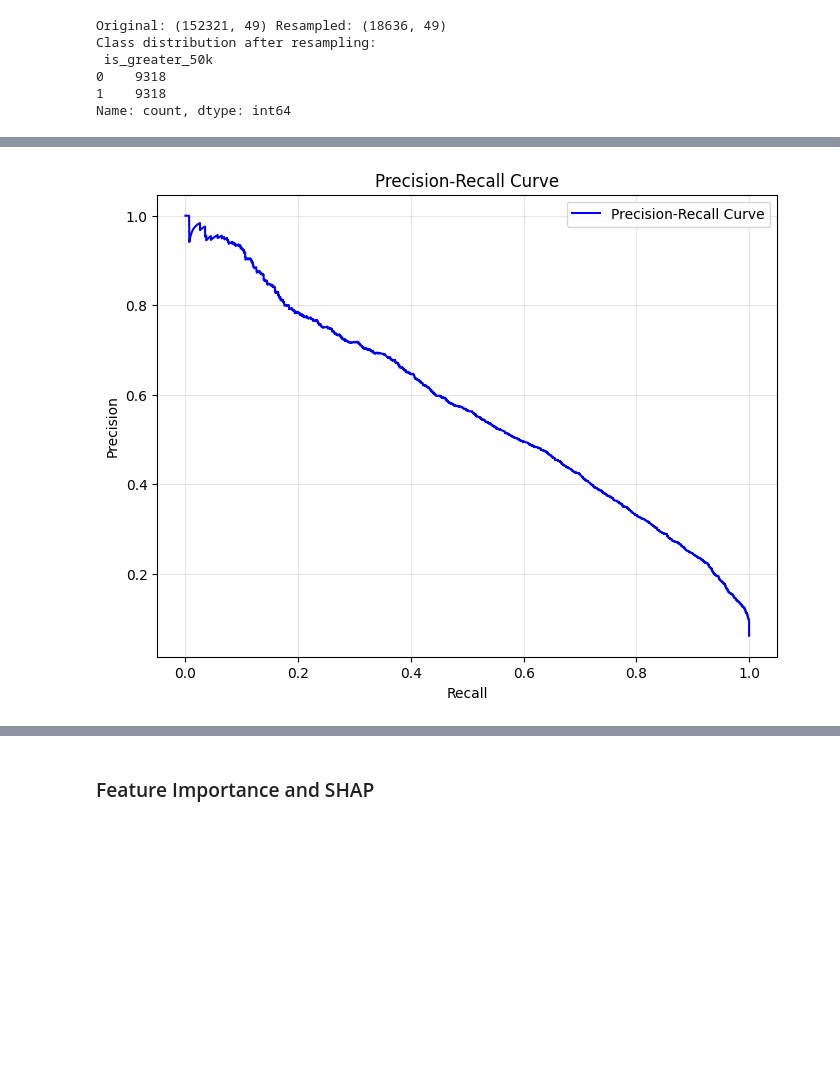
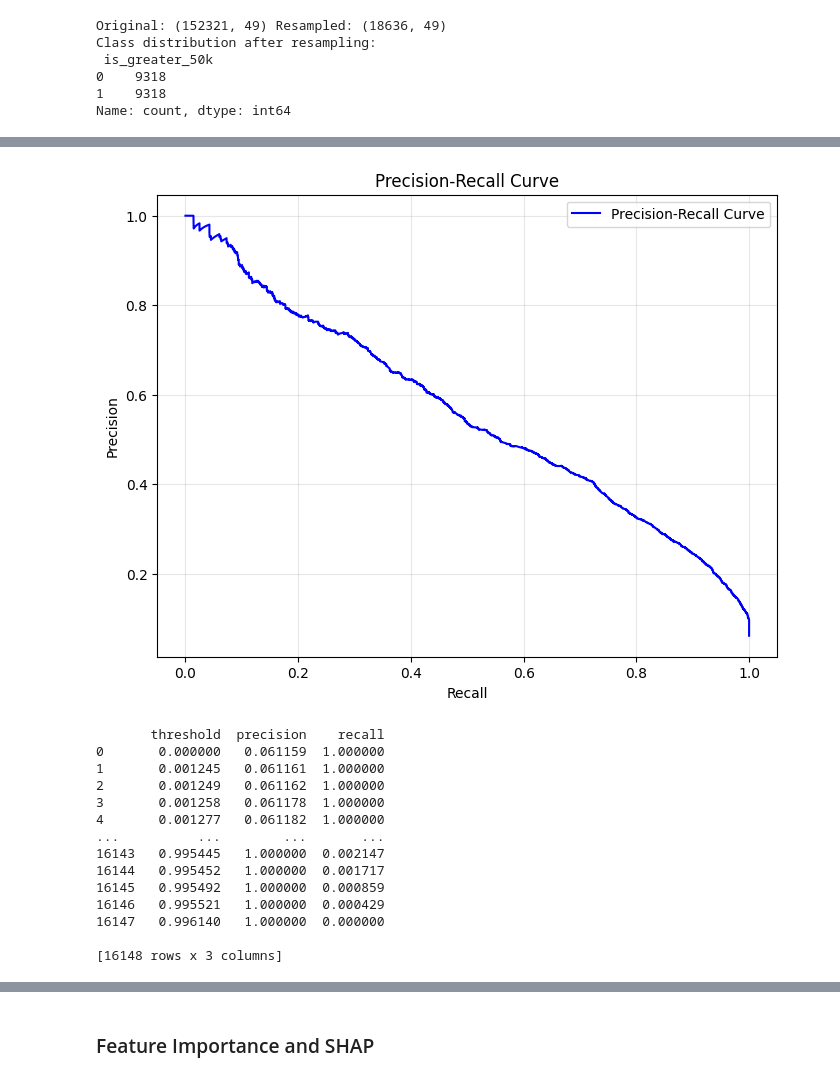
Before and after one commit to usamaahmedsh/JPMorgan-CaseStudy, a Jupyter notebook: main(Q1+Q2).ipynb, the cells around one changed output, grey strips where cells are left out. Cells and saved outputs as stored; diff of their text form; code cells hidden in the pictures; blank space fills up the shorter version.

```diff
--- a/main(Q1+Q2).ipynb
+++ b/main(Q1+Q2).ipynb
@@ -531,10 +608,14 @@ for _df in (x_train, x_test):
     _df['education_bin']   = _df['education_bin'].map(edu_map).fillna(-1).astype('int8')
     _df['employment_bin']  = _df['employment_bin'].map(emp_map).fillna(-1).astype('int8')
 # %%
+'''
+For nominal variables, there is no intrinsic hierarchy so one-hot encoding
+'''
+
 # One-Hot encoding
 
 ordinal_cols = ['age_bins', 'education_bin', 'employment_bin']
-nominal_cols = ['marital_bin', 'race_bin', 'hispanic_bin', 'family_bin', 'household_bin',
+nominal_cols = ['marital_bin', 'race_bin', 'hispanic_bin', 'family_bin',
                 'region_father', 'region_mother', 'region_self', 'sex']
 
 # Define ColumnTransformer (Only for OneHotEncoding)
@@ -658,19 +766,24 @@ Class distribution after resampling:
 1    9318
 Name: count, dtype: int64
 # %%
-# Baseline XGBoost (regularization, NO early stopping)
+'''
+I tried the baseline model again with undersampling instead of scale_pos_weight (keeping every other parameter constant)
+and we could see significant improvement in both recall and precision for the minority class. We will go with undersampling instead of
+scale_pos_weight
+
+'''
+
+# Baseline XGBoost resampled
 
 baseline_xgb = XGBClassifier(
     objective = "binary:logistic",
-    eval_metric = "auc",
-    tree_method="hist",
-    n_estimators = 800,
+    eval_metric = "aucpr",
+    n_estimators = 300,
     learning_rate = 0.1,
     max_depth = 6,
     subsample = 0.8,
+    scale_pos_weight = 1,
     colsample_bytree = 0.8,
-    reg_alpha = 0.5,
-    reg_lambda = 1.0,
     random_state = 42,
     n_jobs=-1
 )
@@ -703,5 +816,10 @@ Confusion Matrix:
 # %%
-# RandomizedSearchCV (intermediate search, no early stop)
+'''
+Now that we know that undersampling is the clear winner to handle class imbalance, we run a comprehensive RandomizedCV search to find the best
+hyperparameters for the model.
+'''
+
+# RandomizedSearchCV
 
 param_dist = {
     "learning_rate":    np.linspace(0.01, 0.2, 8),
@@ -717,7 +835,7 @@ param_dist = {
 
 xgb_for_search = XGBClassifier(
     objective="binary:logistic",
-    eval_metric="auc",
+    eval_metric="aucpr",
     tree_method="hist",
     random_state=42,
     n_jobs=-1
@@ -727,7 +845,7 @@ rs = RandomizedSearchCV(
     estimator = xgb_for_search,
     param_distributions = param_dist,
     n_iter = 25,                 # moderate search size
-    scoring = "roc_auc",
+    scoring = "recall",
     cv = 5,                      # CV on undersampled train data
     random_state = 42,
     n_jobs = -1,
@@ -773,15 +891,38 @@ Confusion Matrix:
 # %%
+'''
+Changing thresholds do not significantly change the precision
+
+'''
+
 # Compute precision, recall, thresholds
 
 prec, rec, thresh = precision_recall_curve(y_test, y_proba)
 
 plt.figure(figsize=(8,6))
 plt.plot(rec, prec, label='Precision-Recall Curve', color='blue')
 plt.xlabel('Recall')
 plt.ylabel('Precision')
 plt.title('Precision-Recall Curve')
 plt.grid(alpha=0.3)
 plt.legend()
 plt.show()
+
+thresholds_df = pd.DataFrame({'threshold': [0.0] + list(thresh), 'precision': prec, 'recall': rec})
+print(thresholds_df)
+thresholds_df.to_csv("thresholds.csv")
 # %% [output]
-[figure, old version]
+[figure, new version]
+       threshold  precision    recall
+0       0.000000   0.061159  1.000000
+1       0.001245   0.061161  1.000000
+2       0.001249   0.061162  1.000000
+3       0.001258   0.061178  1.000000
+4       0.001277   0.061182  1.000000
+...          ...        ...       ...
+16143   0.995445   1.000000  0.002147
+16144   0.995452   1.000000  0.001717
+16145   0.995492   1.000000  0.000859
+16146   0.995521   1.000000  0.000429
+16147   0.996140   1.000000  0.000000
+
+[16148 rows x 3 columns]
```
Also changed, not shown: parts of 24 cells of this notebook.
